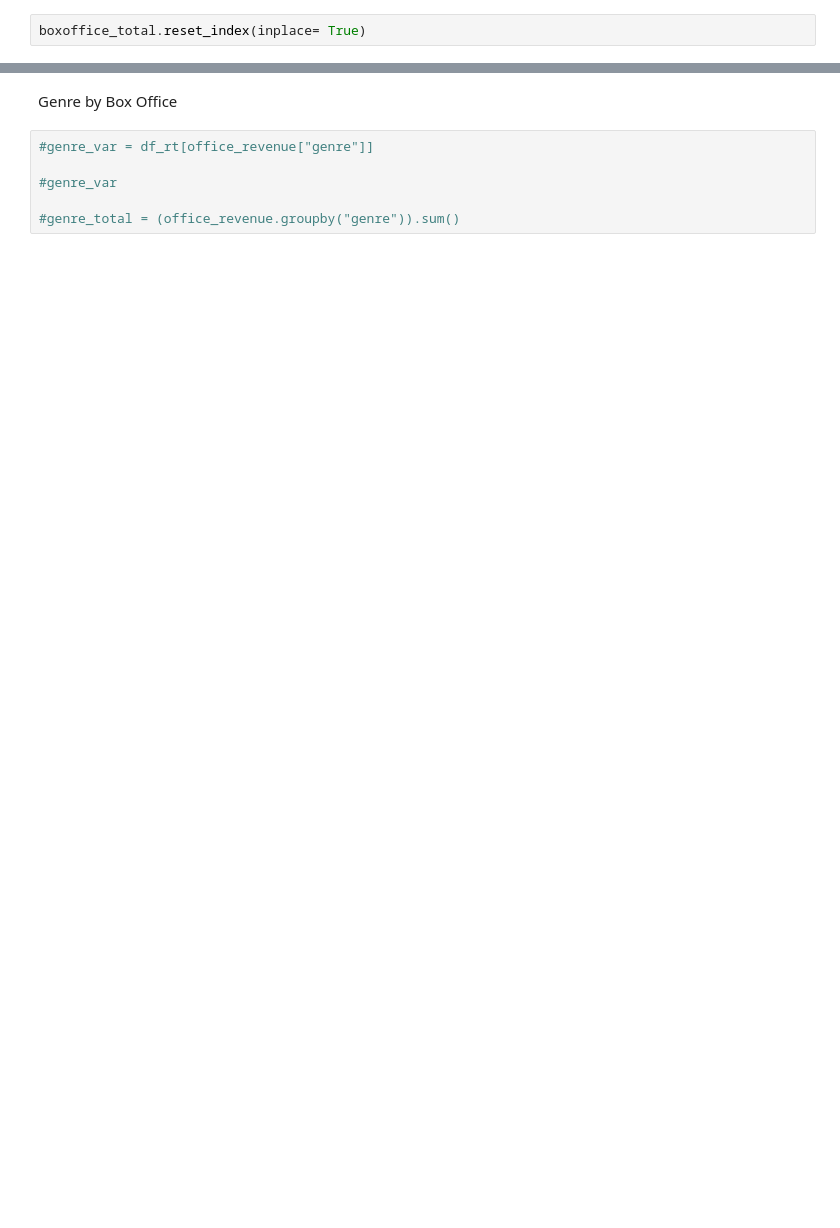
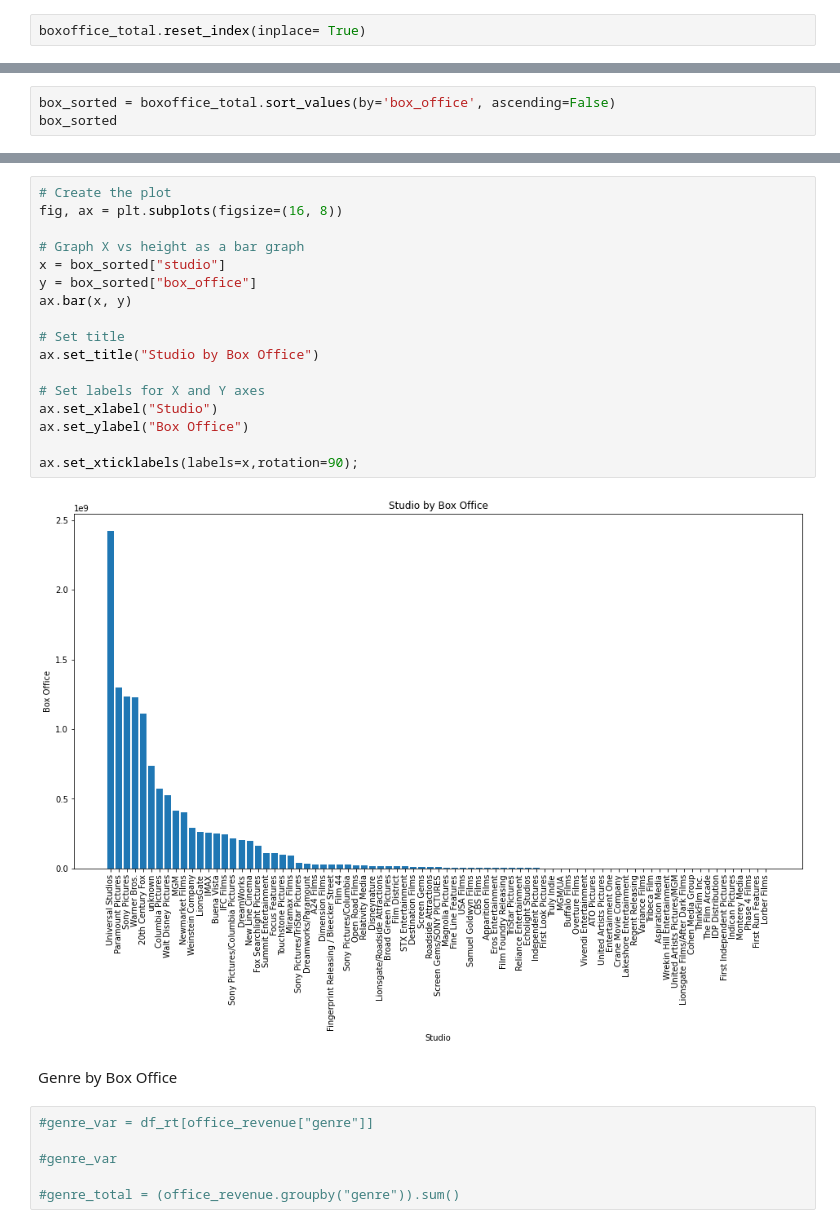
Before and after one commit to reboyce/Gilbert-Team-Repo, a Jupyter notebook: Notebooks/Telma's Notebook.ipynb, the cells around one changed output, grey strips where cells are left out. Saved outputs shown, nothing was run; the diff lists cells and outputs as text; blank space fills up the shorter version.

Commit message:
updated data cleaning and graphs

```diff
--- a/Notebooks/Telma's Notebook.ipynb
+++ b/Notebooks/Telma's Notebook.ipynb
@@ -269,0 +353,3 @@ ax.set_xticklabels(labels=x,rotation=90);
+# %%
+box_sorted = boxoffice_total.sort_values(by='box_office', ascending=False)
+box_sorted
@@ -270,3 +370,22 @@ ax.set_xticklabels(labels=x,rotation=90);
+# %%
+# Create the plot
+fig, ax = plt.subplots(figsize=(16, 8))
+
+# Graph X vs height as a bar graph
+x = box_sorted["studio"]
+y = box_sorted["box_office"]
+ax.bar(x, y)
+
+# Set title
+ax.set_title("Studio by Box Office")
+
+# Set labels for X and Y axes
+ax.set_xlabel("Studio")
+ax.set_ylabel("Box Office")
+
+ax.set_xticklabels(labels=x,rotation=90);
+# %% [output]
+[figure, added]
 # %% [markdown]
 Genre by Box Office
 # %%
```
Also changed, not shown: parts of 15 cells of this notebook.
